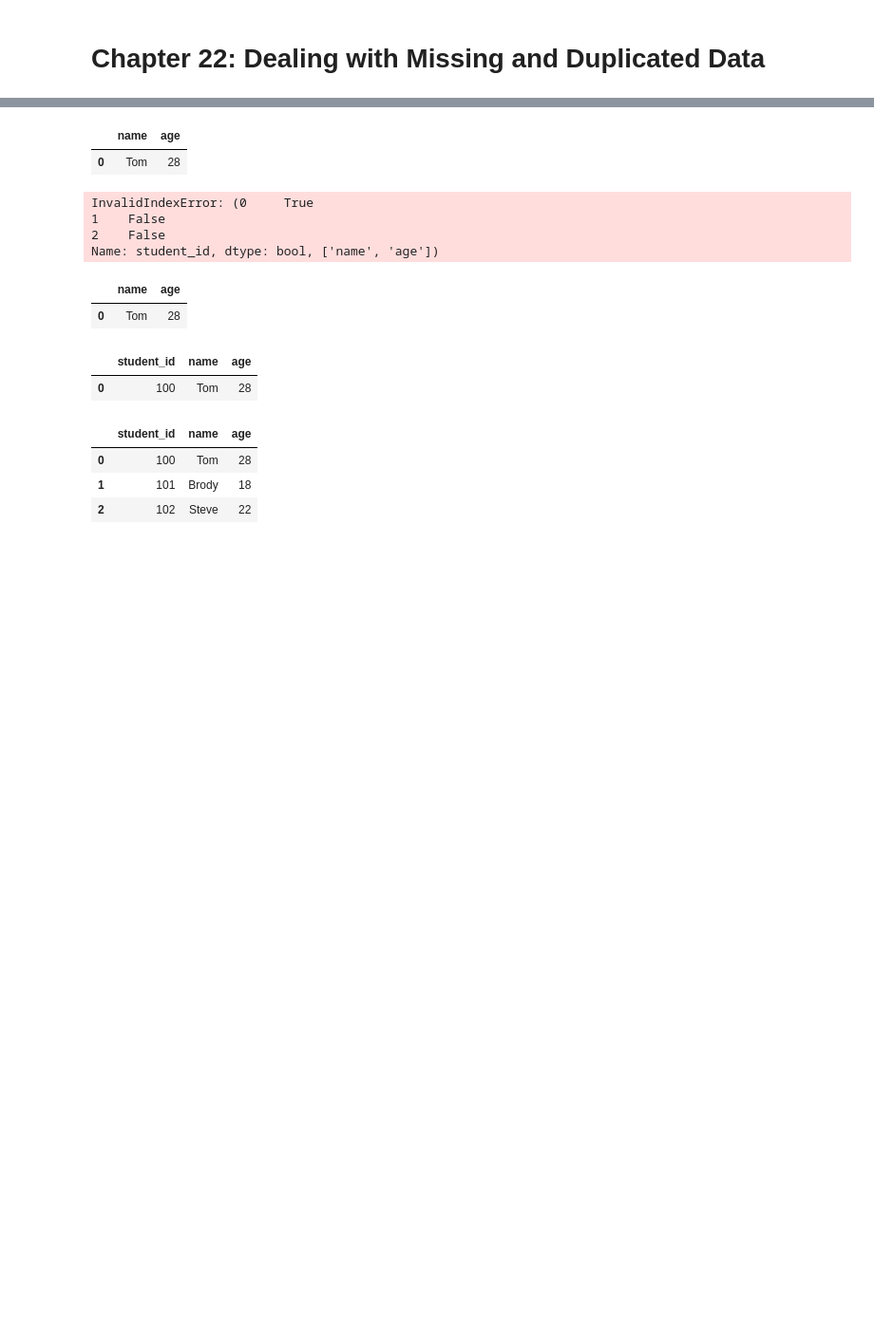
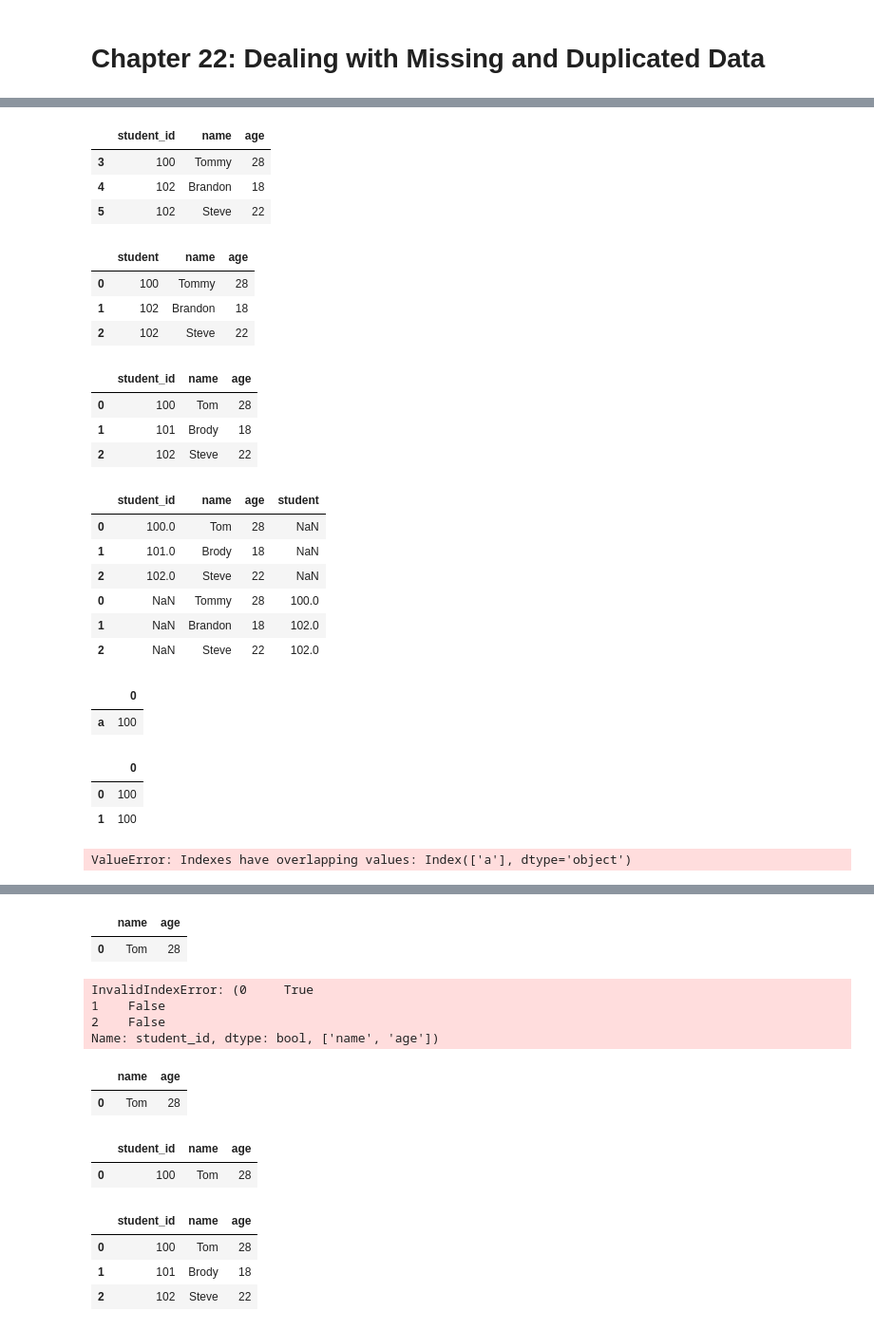
Before and after one commit to stevechengnyc/effective-pandas, a Jupyter notebook: 22-dealing-with-missing-and-duplicated-data.ipynb, the cells around one changed output, grey strips where cells are left out. Shown: that part at 95% size. Cells and saved outputs as stored; diff of their text form; code cells hidden in the pictures; blank space fills up the shorter version.

```diff
--- a/22-dealing-with-missing-and-duplicated-data.ipynb
+++ b/22-dealing-with-missing-and-duplicated-data.ipynb
@@ -17,0 +85,32 @@ df
+# %%
+pd.concat([df, df2], ignore_index = True).drop_duplicates(subset = ['age'], keep = 'last')
+# %% [output]
+|  | student_id | name | age |
+| 3 | 100 | Tommy | 28 |
+| 4 | 102 | Brandon | 18 |
+| 5 | 102 | Steve | 22 |
+# %%
+df3 = pd.DataFrame([[100, 'Tommy', 28], [102, 'Brandon', 18], [102, 'Steve', 22]], columns=['student', 'name', 'age'])
+df3
+# %% [output]
+|  | student | name | age |
+| 0 | 100 | Tommy | 28 |
+| 1 | 102 | Brandon | 18 |
+| 2 | 102 | Steve | 22 |
+# %%
+df
+# %% [output]
+|  | student_id | name | age |
+| 0 | 100 | Tom | 28 |
+| 1 | 101 | Brody | 18 |
+| 2 | 102 | Steve | 22 |
+# %%
+pd.concat([df, df3])
+# %% [output]
+|  | student_id | name | age | student |
+| 0 | 100.0 | Tom | 28 | NaN |
+| 1 | 101.0 | Brody | 18 | NaN |
+| 2 | 102.0 | Steve | 22 | NaN |
+| 0 | NaN | Tommy | 28 | 100.0 |
+| 1 | NaN | Brandon | 18 | 102.0 |
+| 2 | NaN | Steve | 22 | 102.0 |
@@ -17,0 +119,16 @@ df
+# %%
+df4 = pd.DataFrame([100], index=['a'])
+df4
+# %% [output]
+|  | 0 |
+| a | 100 |
+# %%
+pd.concat([df3, df4], ignore_index = True)
+# %% [output]
+|  | 0 |
+| 0 | 100 |
+| 1 | 100 |
+# %%
+pd.concat([df3, df4], verify_integrity= True)
+# %% [output]
+ValueError: Indexes have overlapping values: Index(['a'], dtype='object')
```
Also changed, not shown: parts of 13 cells of this notebook.
